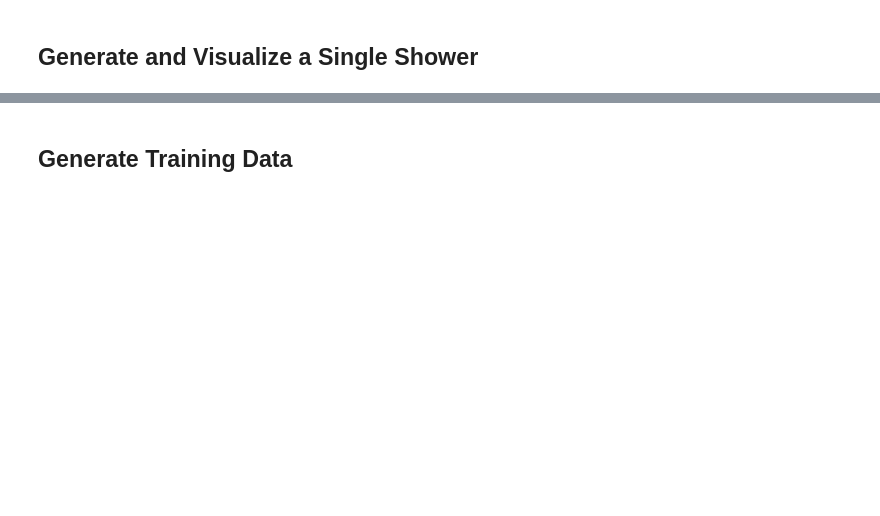
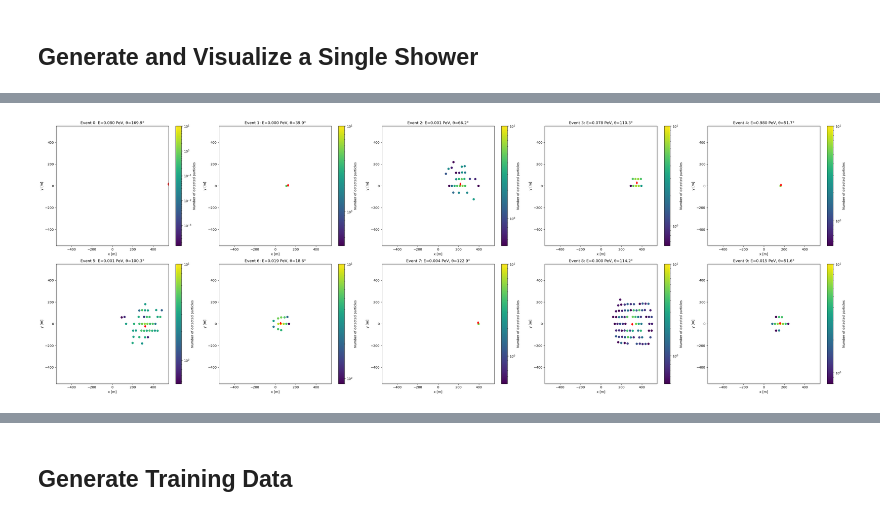
Before and after one commit to JayAgarwal25/TamboOpt-J, a Jupyter notebook: detector_optimization_v2/SWGOLO7_optimization.ipynb, the cells around one changed output, grey strips where cells are left out. Drawn from its saved outputs; the diff is of its cells as text; code cells hidden in the pictures; blank space fills up the shorter version.

```diff
--- a/detector_optimization_v2/SWGOLO7_optimization.ipynb
+++ b/detector_optimization_v2/SWGOLO7_optimization.ipynb
@@ -145,21 +186,33 @@ print("E:", energy.shape)
 # %%
 th = torch.atan2(sin_z, cos_z)
 ph = torch.atan2(sin_a, cos_a)
 
-print(f"Energy = {energy[0].item():.3f} PeV")
-print(f"Angle = {th[0].item() * 180 / np.pi:.1f} degree")
+n_events = N.shape[0]
+ncols = 5
+nrows = (n_events + ncols - 1) // ncols
 
-N_tmp = N[0]
-idx = torch.where(N_tmp >= 1e-2)[0]
-norm = LogNorm(vmin=10, vmax=torch.max(N_tmp).item())
+fig, axes = plt.subplots(nrows, ncols, figsize=(7 * ncols, 6 * nrows))
+axes = axes.flatten()
 
-plt.figure(figsize=[7, 6])
-scatter = plt.scatter(x[idx], y[idx], c=N_tmp[idx]*10, cmap="viridis", norm=norm)
-plt.colorbar(scatter, label='Number of detected particles')
-plt.scatter(X0[0].item(), Y0[0].item(), c="red", marker="d")
-plt.xlabel("x [m]"); plt.ylabel("y [m]")
-plt.xlim((-550, 550)); plt.ylim((-550, 550))
+for i in range(n_events):
+    N_tmp = N[i]
+    idx = torch.where(N_tmp >= 1e-2)[0]
+    norm = LogNorm(vmin=10, vmax=torch.max(N_tmp).item())
+
+    scatter = axes[i].scatter(x[idx], y[idx], c=N_tmp[idx]*10, cmap="viridis", norm=norm)
+    axes[i].scatter(X0[i].item(), Y0[i].item(), c="red", marker="d")
+    fig.colorbar(scatter, ax=axes[i], label='Number of detected particles')
+    axes[i].set_xlabel("x [m]"); axes[i].set_ylabel("y [m]")
+    axes[i].set_xlim((-550, 550)); axes[i].set_ylim((-550, 550))
+    axes[i].set_title(f"Event {i}: E={energy[i].item():.3f} PeV, θ={th[i].item()*180/np.pi:.1f}°")
+
+for i in range(n_events, len(axes)):
+    axes[i].set_visible(False)
+
+plt.tight_layout()
 plt.show()
+# %% [output]
+[figure, added]
 # %%
 print(f"Angle = {th[0].item() * 180 / np.pi:.1f} degree")
 print(f"Phi = {ph[0].item() * 180 / np.pi:.1f} degree")
```
Also changed, not shown: parts of 19 cells of this notebook, 4 other files.
